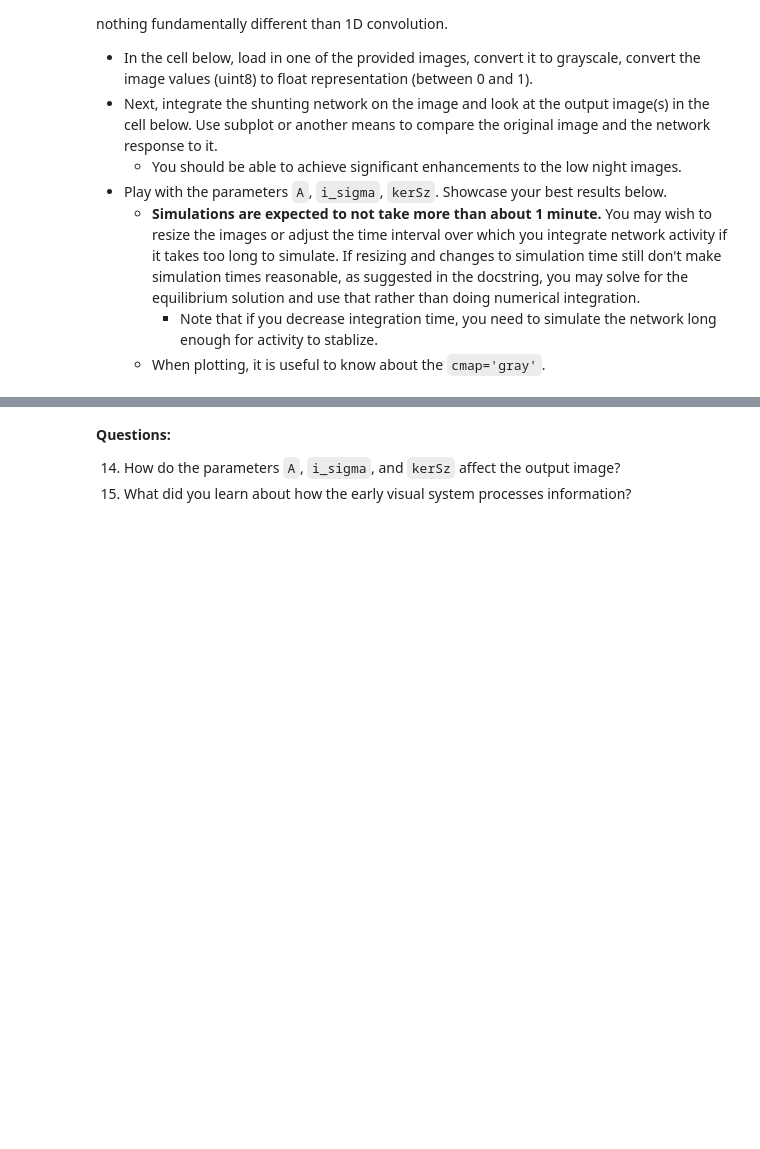
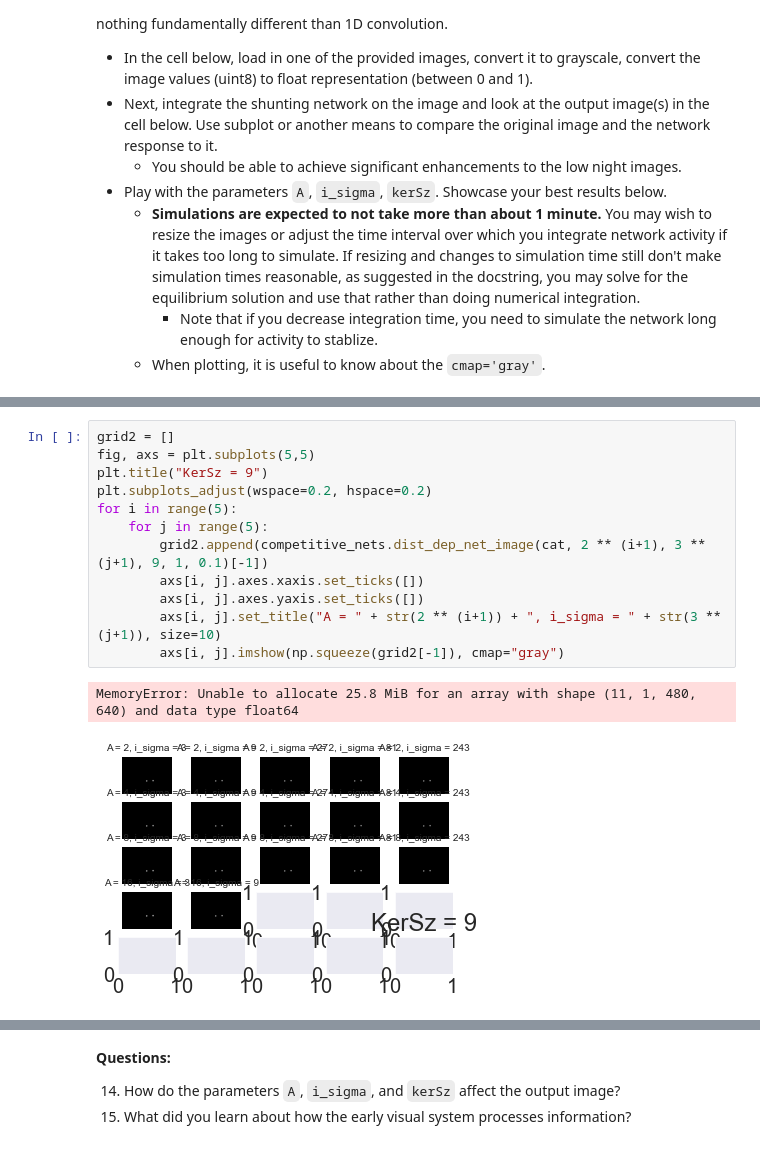
Before and after one commit to ejseal21/Computational-Neuroscience, a Jupyter notebook: Project3/CompNets.ipynb, the cells around one changed output, grey strips where cells are left out. Drawn from its saved outputs; the diff is of its cells as text; blank space fills up the shorter version.

```diff
--- a/Project3/CompNets.ipynb
+++ b/Project3/CompNets.ipynb
@@ -534,0 +546,15 @@ plt.imshow(catpic)
+# %%
+grid2 = []
+fig, axs = plt.subplots(5,5)
+plt.title("KerSz = 9")
+plt.subplots_adjust(wspace=0.2, hspace=0.2)
+for i in range(5):
+    for j in range(5):
+        grid2.append(competitive_nets.dist_dep_net_image(cat, 2 ** (i+1), 3 ** (j+1), 9, 1, 0.1)[-1])
+        axs[i, j].axes.xaxis.set_ticks([])
+        axs[i, j].axes.yaxis.set_ticks([])
+        axs[i, j].set_title("A = " + str(2 ** (i+1)) + ", i_sigma = " + str(3 ** (j+1)), size=10)
+        axs[i, j].imshow(np.squeeze(grid2[-1]), cmap="gray")
+# %% [output]
+MemoryError: Unable to allocate 25.8 MiB for an array with shape (11, 1, 480, 640) and data type float64
+[figure, added]
```
Also changed, not shown: parts of 9 cells of this notebook.
